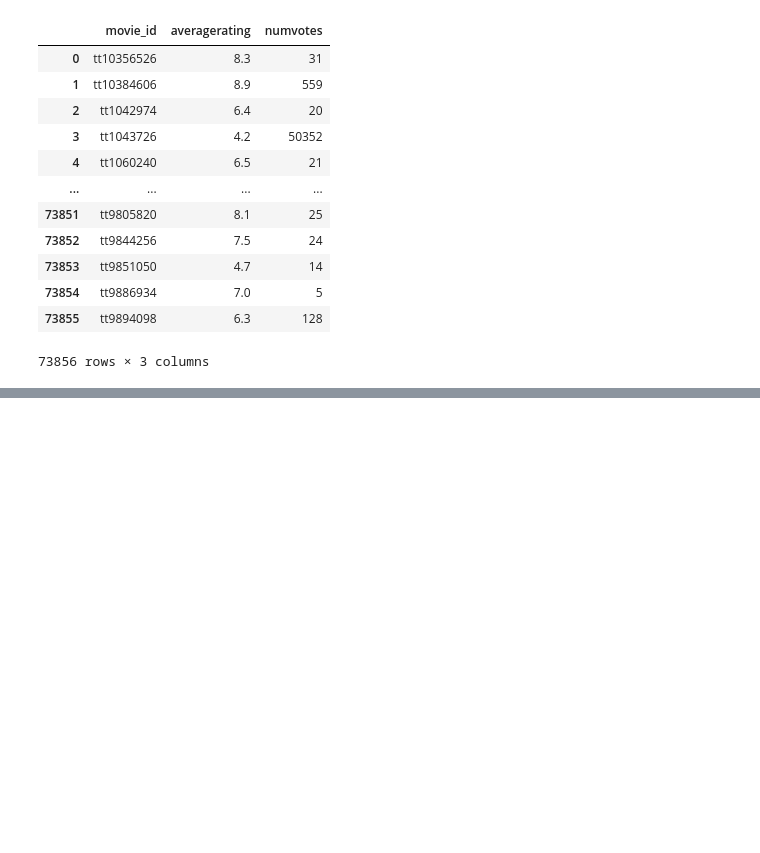
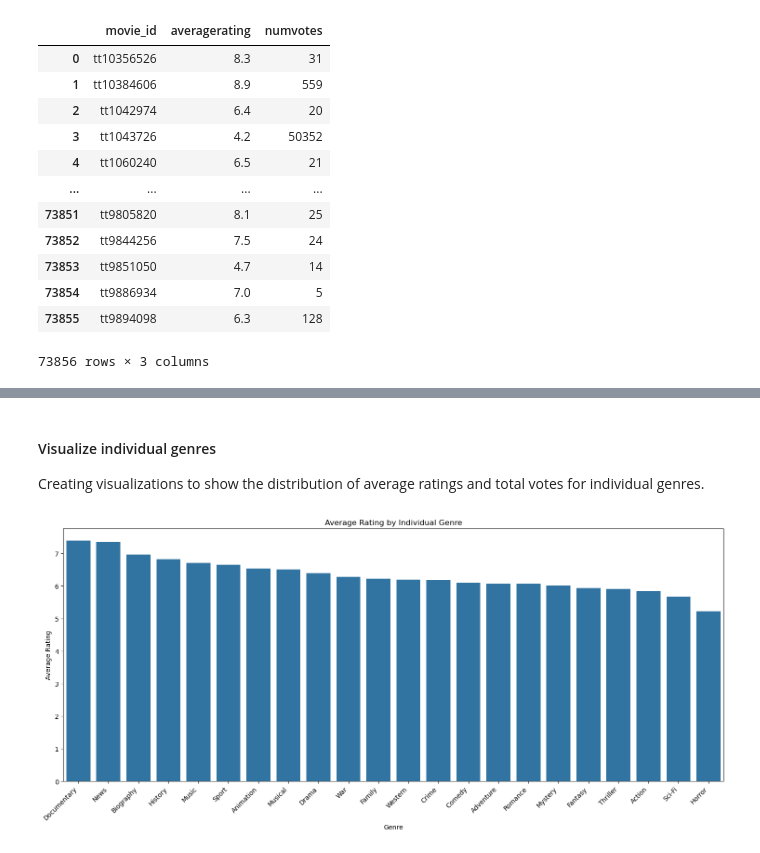
Before and after one commit to pmbatha254/dsc-phase-2-project-v3-group2, a Jupyter notebook: student.ipynb, the cells around one changed output, grey strips where cells are left out. Cells and saved outputs as stored; diff of their text form; code cells hidden in the pictures; blank space fills up the shorter version.

```diff
--- a/student.ipynb
+++ b/student.ipynb
@@ -221,0 +389,10 @@ df_directors
+# %%
+# Determine a suitable threshold for total_votes
+# Looking at the scatter plot, a threshold of 10000 seems reasonable to exclude genres with very few votes.
+threshold = 10000
+
+# Filter the DataFrame based on the chosen total_votes threshold
+df_filtered_genre = df_genre[df_genre['total_votes'] > threshold].copy()
+
+# Display the filtered DataFrame
+display(df_filtered_genre)
@@ -221,0 +416,18 @@ df_directors
+# %%
+# Split the 'genres' column by comma and stack the results
+genres_split = df_filtered_genre['genres'].str.split(',').explode()
+
+# Reset the index of the resulting Series
+genres_split = genres_split.reset_index()
+
+# Create a new DataFrame by merging the original filtered DataFrame with the split genres
+df_split_genres = pd.merge(df_filtered_genre, genres_split, left_index=True, right_on='index')
+
+# Rename the column containing the individual genres
+df_split_genres = df_split_genres.rename(columns={'genres_y': 'single_genre'})
+
+# Drop the unnecessary index column from the merge
+df_split_genres = df_split_genres.drop(columns=['index', 'genres_x'])
+
+# Display the new DataFrame
+display(df_split_genres)
@@ -221,0 +453,7 @@ df_directors
+# %%
+df_individual_genre_analysis = df_split_genres.groupby('single_genre').agg(
+    avg_rating=('avg_rating', 'mean'),
+    total_votes=('total_votes', 'sum')
+).reset_index()
+
+display(df_individual_genre_analysis)
@@ -221,0 +478,14 @@ df_directors
+# %% [markdown]
+#### Visualize individual genres
+Creating visualizations to show the distribution of average ratings and total votes for individual genres.
+# %%
+plt.figure(figsize=(15, 7))
+sns.barplot(data=df_individual_genre_analysis.sort_values('avg_rating', ascending=False), x='single_genre', y='avg_rating')
+plt.title('Average Rating by Individual Genre')
+plt.xlabel('Genre')
+plt.ylabel('Average Rating')
+plt.xticks(rotation=45, ha='right')
+plt.tight_layout()
+plt.show()
+# %% [output]
+[figure, added]
```
Also changed, not shown: parts of 93 cells of this notebook.
